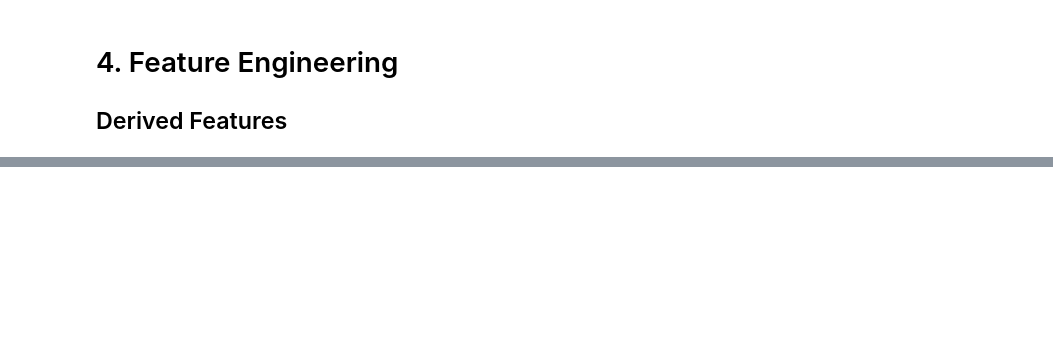
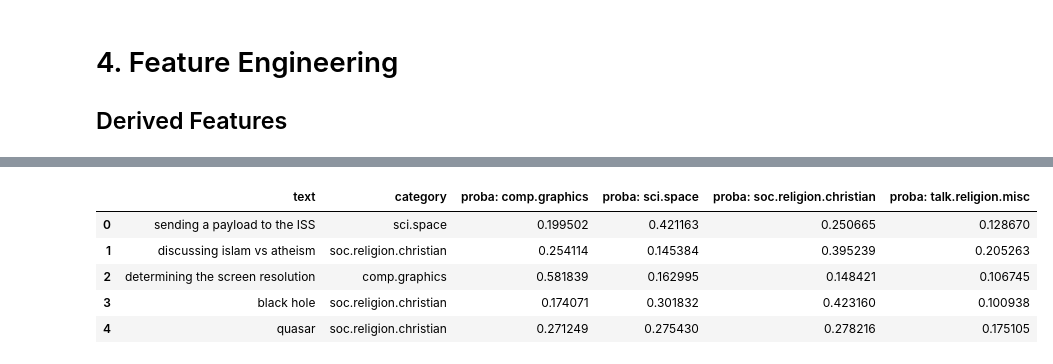
Before and after one commit to alexander-matsievsky/books-and-courses, a Jupyter notebook: PythonDataScienceHandbook/5. Machine Learning.ipynb, the cells around one changed output, grey strips where cells are left out. Saved outputs shown, nothing was run; the diff lists cells and outputs as text; code cells hidden in the pictures; blank space fills up the shorter version.

```diff
--- a/PythonDataScienceHandbook/5. Machine Learning.ipynb
+++ b/PythonDataScienceHandbook/5. Machine Learning.ipynb
@@ -231,0 +295,5 @@ chart = alt.Chart(data).mark_point().encode(x="x:Q", y="y:Q")
+# %%
+from sklearn.datasets import fetch_20newsgroups
+
+data = fetch_20newsgroups()
+dir(data), data.target_names
@@ -231,0 +360,23 @@ chart = alt.Chart(data).mark_point().encode(x="x:Q", y="y:Q")
+# %%
+pd.Series(
+    [
+        "sending a payload to the ISS",
+        "discussing islam vs atheism",
+        "determining the screen resolution",
+        "black hole",
+        "quasar",
+    ]
+).to_frame("text").assign(category=lambda df: model.predict(df.text)).pipe(
+    lambda df: df.join(
+        pd.DataFrame(
+            model.predict_proba(df.text), columns=test.target_names
+        ).add_prefix("proba: ")
+    )
+)
+# %% [output]
+|  | text | category | proba: comp.graphics | proba: sci.space | proba: soc.religion.christian | proba: talk.religion.misc |
+| 0 | sending a payload to the ISS | sci.space | 0.199502 | 0.421163 | 0.250665 | 0.128670 |
+| 1 | discussing islam vs atheism | soc.religion.christian | 0.254114 | 0.145384 | 0.395239 | 0.205263 |
+| 2 | determining the screen resolution | comp.graphics | 0.581839 | 0.162995 | 0.148421 | 0.106745 |
+| 3 | black hole | soc.religion.christian | 0.174071 | 0.301832 | 0.423160 | 0.100938 |
+| 4 | quasar | soc.religion.christian | 0.271249 | 0.275430 | 0.278216 | 0.175105 |
```
Also changed, not shown: parts of 6 cells of this notebook.
